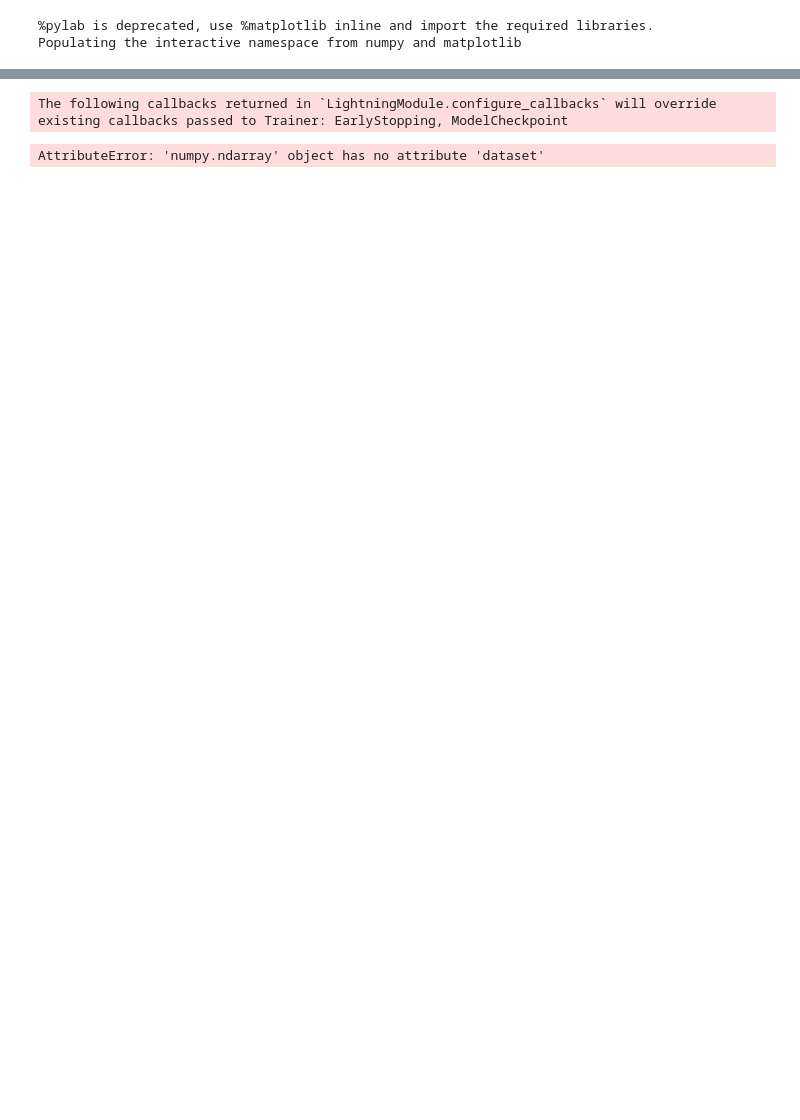
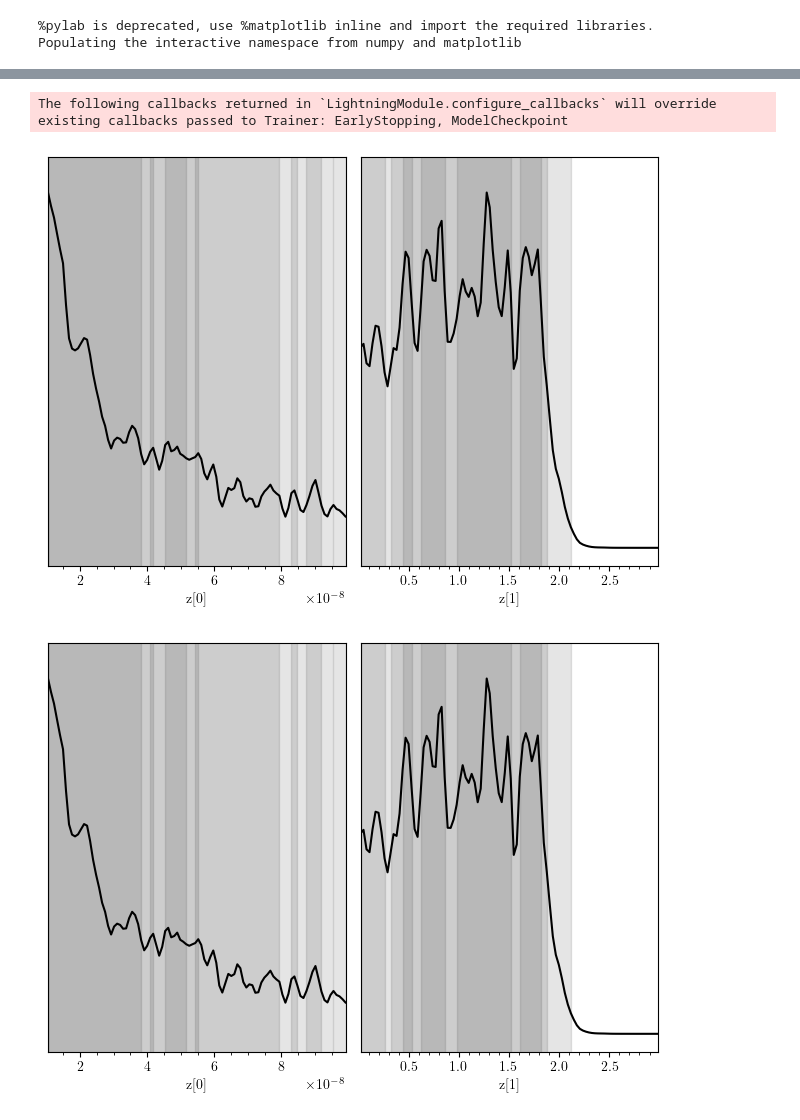
Before and after one commit to abbystokes/SBI_SGWB_DSMMA, a Jupyter notebook: Abby/ParamEst.ipynb, the cells around one changed output, grey strips where cells are left out. Cells and saved outputs as stored; diff of their text form; code cells hidden in the pictures; blank space fills up the shorter version.

```diff
--- a/Abby/ParamEst.ipynb
+++ b/Abby/ParamEst.ipynb
@@ -172,9 +177,21 @@ Reloading best model: /Users/abbystokes/Documents/GitHub/SBI_SGWB_DSMMA/Abby/lig
 # %%
-prior_samples = swyft.Samples(z = np.random.rand(1, 2)*2-1)
-predictions = trainer.infer(network, obs['x'], prior_samples)
+# Define priors
+omega_prior = stats.loguniform(1e-8, 1e-7)  # Log-uniform distribution for alpha
+alpha_prior = stats.uniform(0, 3)            # Uniform distribution for the second parameter
+
+# Sample 1000 points from the priors
+z_omega = omega_prior.rvs(1000)
+z_alpha = alpha_prior.rvs(1000)
+
+z_samps = np.column_stack((z_omega, z_alpha))
+
+# Create prior samples
+prior_samples = swyft.Samples(z = z_samps)
+predictions = trainer.infer(network, obs, prior_samples)
 
 #truth = {k: v for k, v in zip(["z[%i]"%i for i in range(3)], obs['z'])}
 swyft.plot_posterior(predictions, ["z[%i]"%i for i in range(2)])
 # %% [output]
 The following callbacks returned in `LightningModule.configure_callbacks` will override existing callbacks passed to Trainer: EarlyStopping, ModelCheckpoint
-AttributeError: 'numpy.ndarray' object has no attribute 'dataset'
+[figure, added]
+[figure, added]
```
Also changed, not shown: parts of 4 cells of this notebook.
